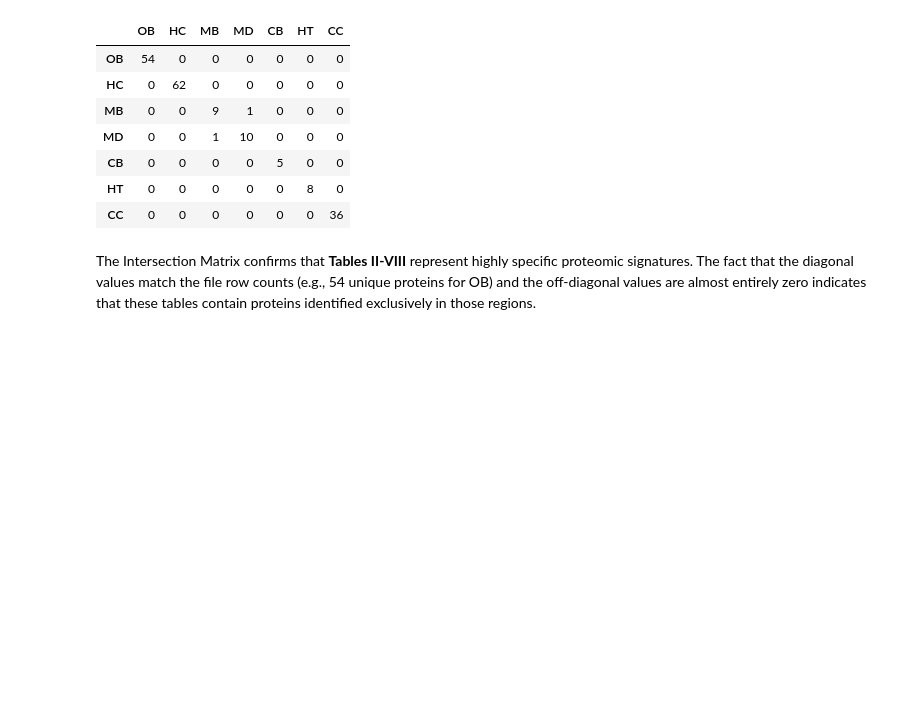
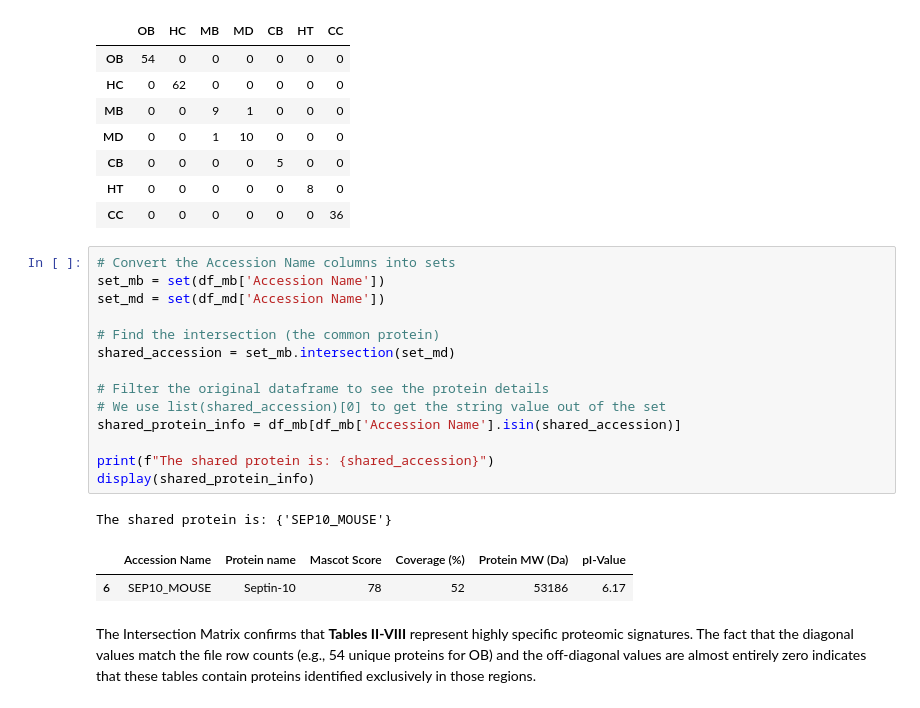
Before and after one commit to ikotsov/proteomic-analysis, a Jupyter notebook: notebooks/data_exploration.ipynb, the cells around one changed output. Cells and saved outputs as stored; diff of their text form; blank space fills up the shorter version.

Commit message:
Add code to identify shared protein

```diff
--- a/notebooks/data_exploration.ipynb
+++ b/notebooks/data_exploration.ipynb
@@ -187,6 +187,24 @@ Intersection Matrix (number of shared proteins):
 | CB | 0 | 0 | 0 | 0 | 5 | 0 | 0 |
 | HT | 0 | 0 | 0 | 0 | 0 | 8 | 0 |
 | CC | 0 | 0 | 0 | 0 | 0 | 0 | 36 |
+# %%
+# Convert the Accession Name columns into sets
+set_mb = set(df_mb['Accession Name'])
+set_md = set(df_md['Accession Name'])
+
+# Find the intersection (the common protein)
+shared_accession = set_mb.intersection(set_md)
+
+# Filter the original dataframe to see the protein details
+# We use list(shared_accession)[0] to get the string value out of the set
+shared_protein_info = df_mb[df_mb['Accession Name'].isin(shared_accession)]
+
+print(f"The shared protein is: {shared_accession}")
+display(shared_protein_info)
+# %% [output]
+The shared protein is: {'SEP10_MOUSE'}
+|  | Accession Name | Protein name | Mascot Score | Coverage (%) | Protein MW (Da) | pI-Value |
+| 6 | SEP10_MOUSE | Septin-10 | 78 | 52 | 53186 | 6.17 |
 # %% [markdown]
 The Intersection Matrix confirms that **Tables II-VIII** represent highly specific proteomic signatures. The fact that the diagonal values match the file row counts (e.g., 54 unique proteins for OB) and the off-diagonal values are almost entirely zero indicates that these tables contain proteins identified exclusively in those regions.
 # %% [markdown]
```
